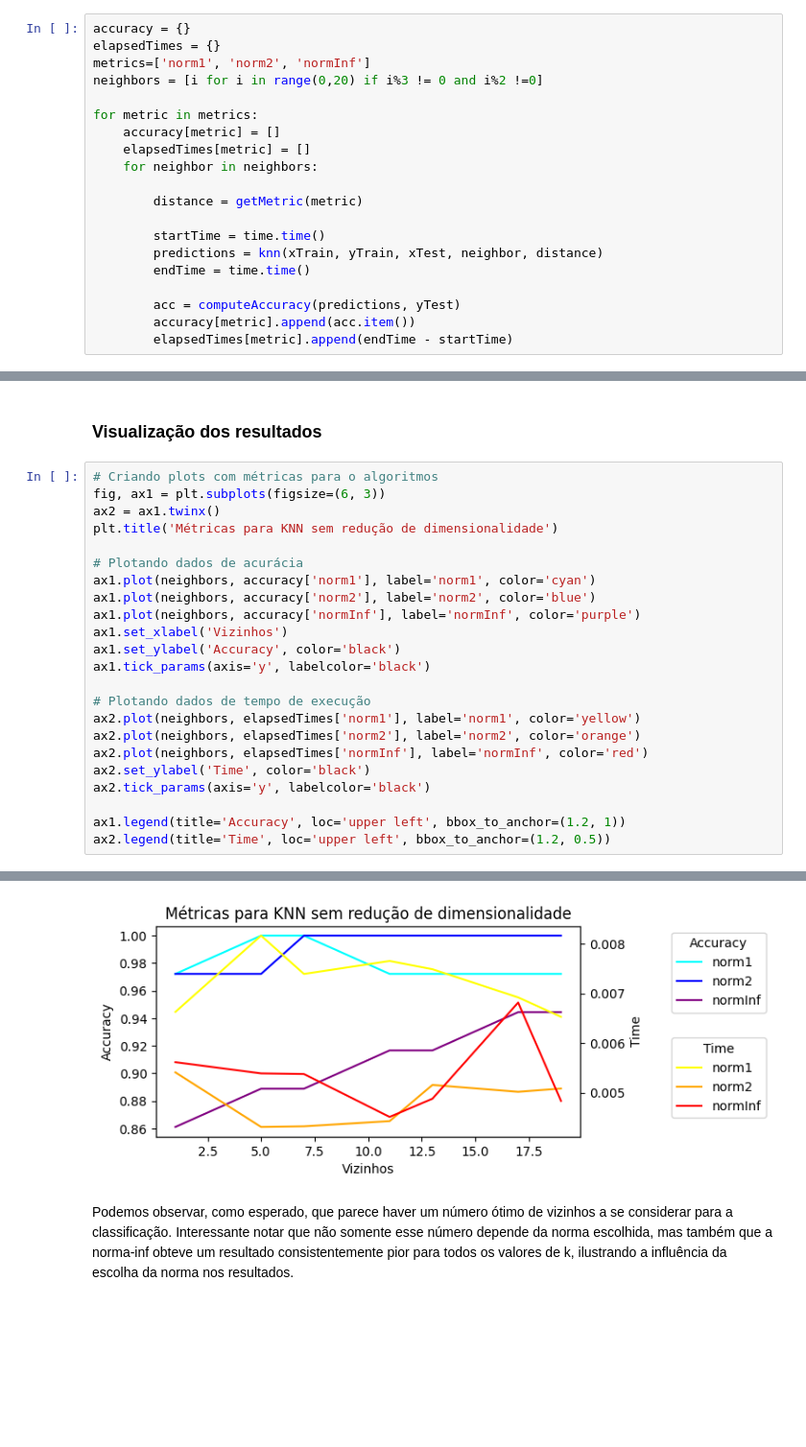
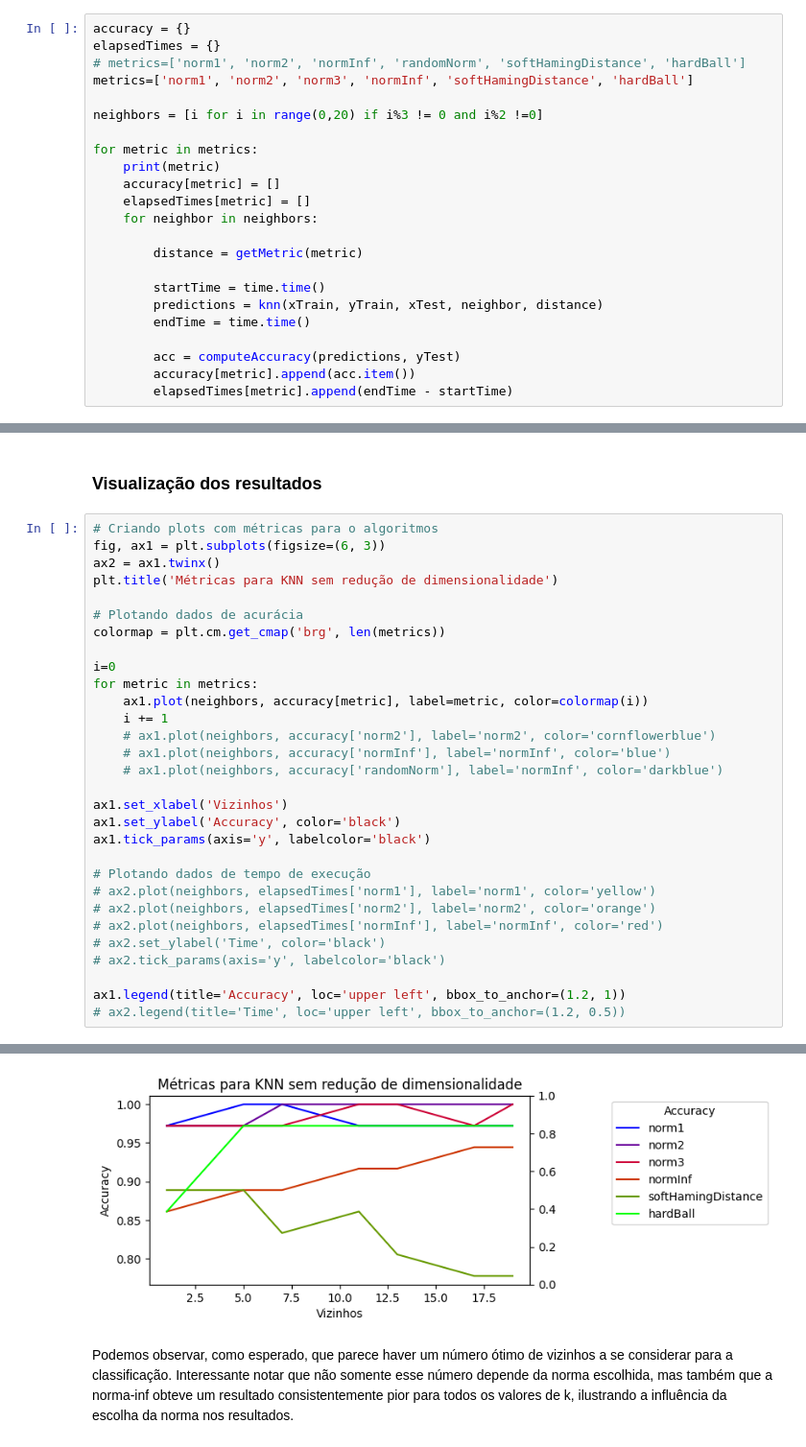
Before and after one commit to arthurkenzo/MO431_Tarefas, a Jupyter notebook: la2ml_tarefa_1.ipynb, the cells around one changed output, grey strips where cells are left out. Shown: that part at 96% size. Drawn from its saved outputs; the diff is of its cells as text; blank space fills up the shorter version.

```diff
--- a/la2ml_tarefa_1.ipynb
+++ b/la2ml_tarefa_1.ipynb
@@ -208,10 +242,13 @@ Afim de estudar a influência de cada um dos parâmetros do algoritmo, vamos rod
 # %%
 accuracy = {}
 elapsedTimes = {}
-metrics=['norm1', 'norm2', 'normInf']
+# metrics=['norm1', 'norm2', 'normInf', 'randomNorm', 'softHamingDistance', 'hardBall']
+metrics=['norm1', 'norm2', 'norm3', 'normInf', 'softHamingDistance', 'hardBall']
+
 neighbors = [i for i in range(0,20) if i%3 != 0 and i%2 !=0]
 
 for metric in metrics:
+    print(metric)
     accuracy[metric] = []
     elapsedTimes[metric] = []
     for neighbor in neighbors:
@@ -230,29 +274,36 @@ for metric in metrics:
 # %%
 # Criando plots com métricas para o algoritmos
 fig, ax1 = plt.subplots(figsize=(6, 3))
 ax2 = ax1.twinx()
 plt.title('Métricas para KNN sem redução de dimensionalidade')
 
 # Plotando dados de acurácia
-ax1.plot(neighbors, accuracy['norm1'], label='norm1', color='cyan')
-ax1.plot(neighbors, accuracy['norm2'], label='norm2', color='blue')
-ax1.plot(neighbors, accuracy['normInf'], label='normInf', color='purple')
+colormap = plt.cm.get_cmap('brg', len(metrics))
+
+i=0
+for metric in metrics:
+    ax1.plot(neighbors, accuracy[metric], label=metric, color=colormap(i))
+    i += 1
+    # ax1.plot(neighbors, accuracy['norm2'], label='norm2', color='cornflowerblue')
+    # ax1.plot(neighbors, accuracy['normInf'], label='normInf', color='blue')
+    # ax1.plot(neighbors, accuracy['randomNorm'], label='normInf', color='darkblue')
+
 ax1.set_xlabel('Vizinhos')
 ax1.set_ylabel('Accuracy', color='black')
 ax1.tick_params(axis='y', labelcolor='black')
 
 # Plotando dados de tempo de execução
-ax2.plot(neighbors, elapsedTimes['norm1'], label='norm1', color='yellow')
-ax2.plot(neighbors, elapsedTimes['norm2'], label='norm2', color='orange')
-ax2.plot(neighbors, elapsedTimes['normInf'], label='normInf', color='red')
-ax2.set_ylabel('Time', color='black')
-ax2.tick_params(axis='y', labelcolor='black')
+# ax2.plot(neighbors, elapsedTimes['norm1'], label='norm1', color='yellow')
+# ax2.plot(neighbors, elapsedTimes['norm2'], label='norm2', color='orange')
+# ax2.plot(neighbors, elapsedTimes['normInf'], label='normInf', color='red')
+# ax2.set_ylabel('Time', color='black')
+# ax2.tick_params(axis='y', labelcolor='black')
 
 ax1.legend(title='Accuracy', loc='upper left', bbox_to_anchor=(1.2, 1))
-ax2.legend(title='Time', loc='upper left', bbox_to_anchor=(1.2, 0.5))
+# ax2.legend(title='Time', loc='upper left', bbox_to_anchor=(1.2, 0.5))
 # %% [output]
 <matplotlib.legend.Legend at 0x...>
-[figure, old version]
+[figure, new version]
 # %% [markdown]
 Podemos observar, como esperado, que parece haver um número ótimo de vizinhos a se considerar para a classificação. Interessante notar que não somente esse número depende da norma escolhida, mas também que a norma-inf obteve um resultado consistentemente pior para todos os valores de k, ilustrando a influência da escolha da norma nos resultados.
 # %% [markdown]
```
Also changed, not shown: parts of 18 cells of this notebook.
